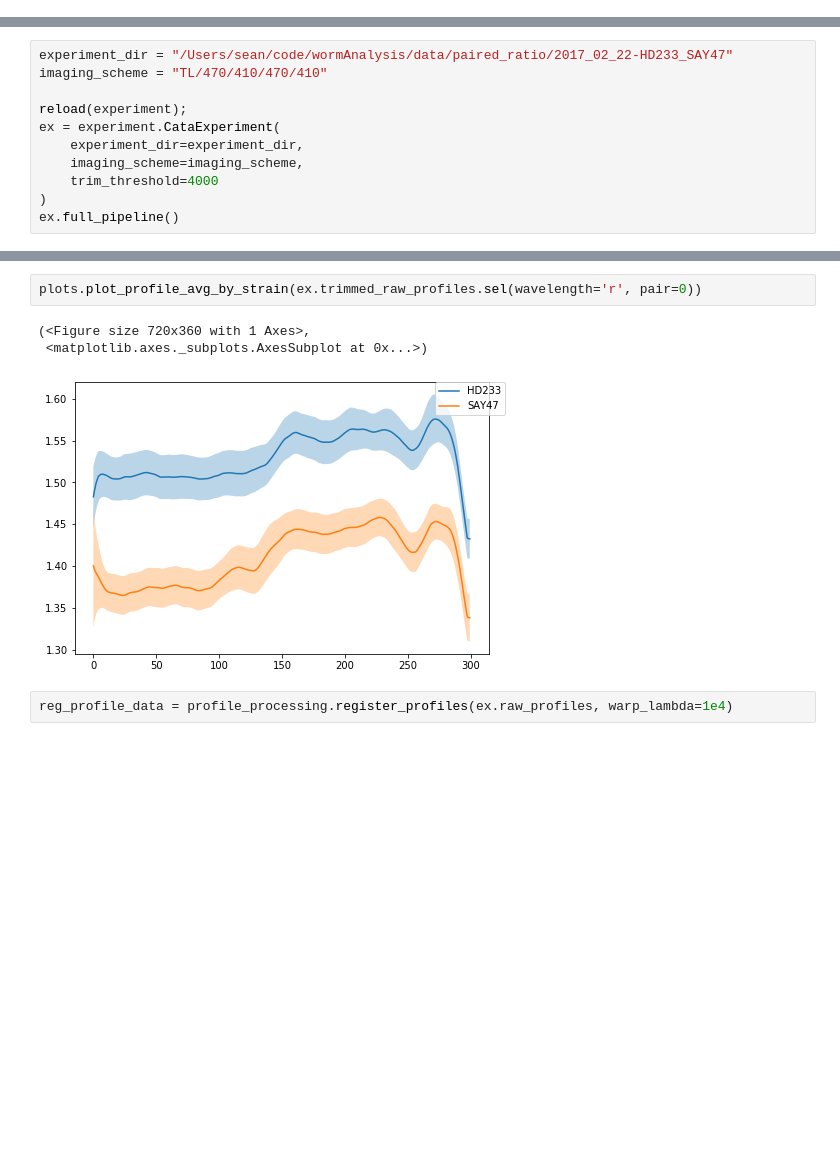
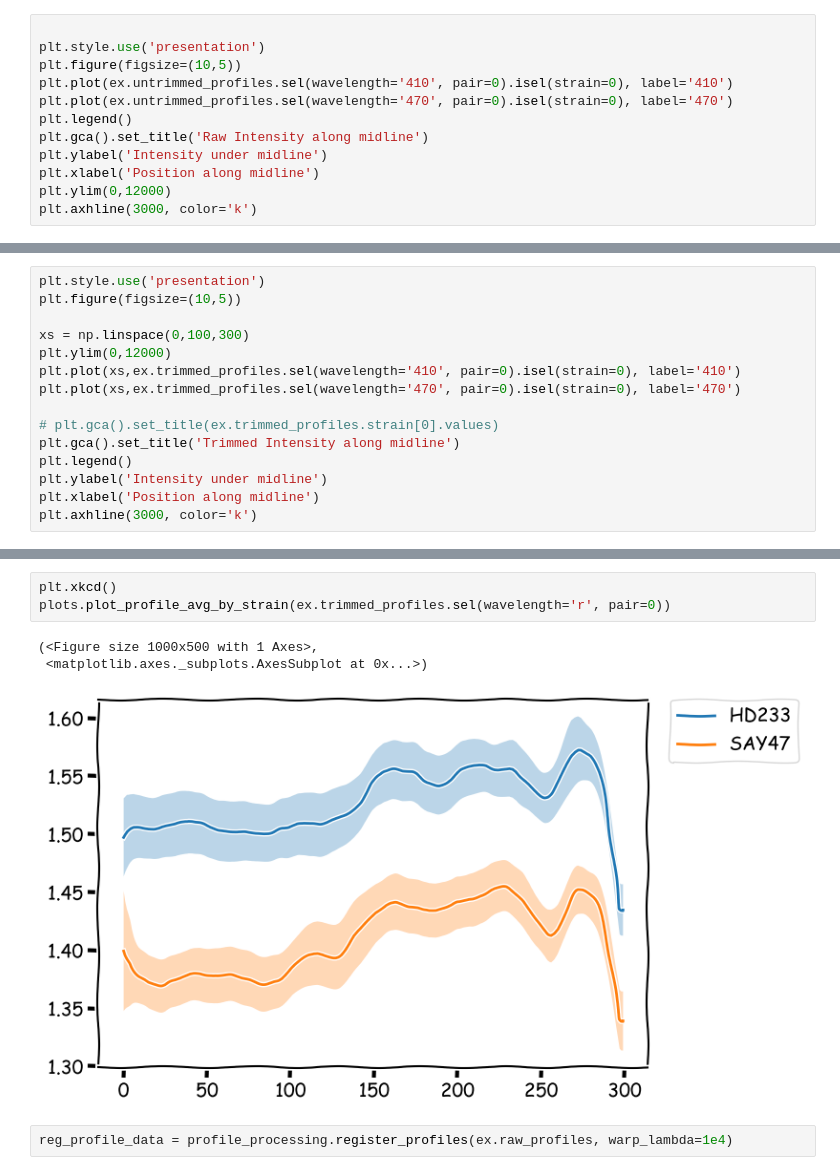
Before and after one commit to ApfeldLab/pharynx_redox, a Jupyter notebook: python/notebooks/MATLAB FDA.ipynb, the cells around one changed output, grey strips where cells are left out. Cells and saved outputs as stored; diff of their text form; blank space fills up the shorter version.

```diff
--- a/python/notebooks/MATLAB FDA.ipynb
+++ b/python/notebooks/MATLAB FDA.ipynb
@@ -38,0 +217,12 @@ logging.basicConfig(format='%(asctime)s %(levelname)s:%(message)s', level=loggin
+# %%
+
+plt.style.use('presentation')
+plt.figure(figsize=(10,5))
+plt.plot(ex.untrimmed_profiles.sel(wavelength='410', pair=0).isel(strain=0), label='410')
+plt.plot(ex.untrimmed_profiles.sel(wavelength='470', pair=0).isel(strain=0), label='470')
+plt.legend()
+plt.gca().set_title('Raw Intensity along midline')
+plt.ylabel('Intensity under midline')
+plt.xlabel('Position along midline')
+plt.ylim(0,12000)
+plt.axhline(3000, color='k')
@@ -38,0 +232,15 @@ logging.basicConfig(format='%(asctime)s %(levelname)s:%(message)s', level=loggin
+# %%
+plt.style.use('presentation')
+plt.figure(figsize=(10,5))
+
+xs = np.linspace(0,100,300)
+plt.ylim(0,12000)
+plt.plot(xs,ex.trimmed_profiles.sel(wavelength='410', pair=0).isel(strain=0), label='410')
+plt.plot(xs,ex.trimmed_profiles.sel(wavelength='470', pair=0).isel(strain=0), label='470')
+
+# plt.gca().set_title(ex.trimmed_profiles.strain[0].values)
+plt.gca().set_title('Trimmed Intensity along midline')
+plt.legend()
+plt.ylabel('Intensity under midline')
+plt.xlabel('Position along midline')
+plt.axhline(3000, color='k')
@@ -59,11 +325,0 @@ array([[[[2430.062272, ..., 3061.55931 ],
-# %%
-experiment_dir = "/Users/sean/code/wormAnalysis/data/paired_ratio/2017_02_22-HD233_SAY47"
-imaging_scheme = "TL/470/410/470/410"
-
-reload(experiment);
-ex = experiment.CataExperiment(
-    experiment_dir=experiment_dir,
-    imaging_scheme=imaging_scheme,
-    trim_threshold=4000
-)
-ex.full_pipeline()
@@ -95,9 +326,10 @@ ex.full_pipeline()
 # %%
-plots.plot_profile_avg_by_strain(ex.trimmed_raw_profiles.sel(wavelength='r', pair=0))
+plt.xkcd()
+plots.plot_profile_avg_by_strain(ex.trimmed_profiles.sel(wavelength='r', pair=0))
 # %% [output]
-(<Figure size 720x360 with 1 Axes>,
+(<Figure size 1000x500 with 1 Axes>,
  <matplotlib.axes._subplots.AxesSubplot at 0x...>)
-[figure, old version]
+[figure, new version]
 # %%
 reg_profile_data = profile_processing.register_profiles(ex.raw_profiles, warp_lambda=1e4)
 # %%
```
Also changed, not shown: parts of 23 cells of this notebook, 2 other files.
